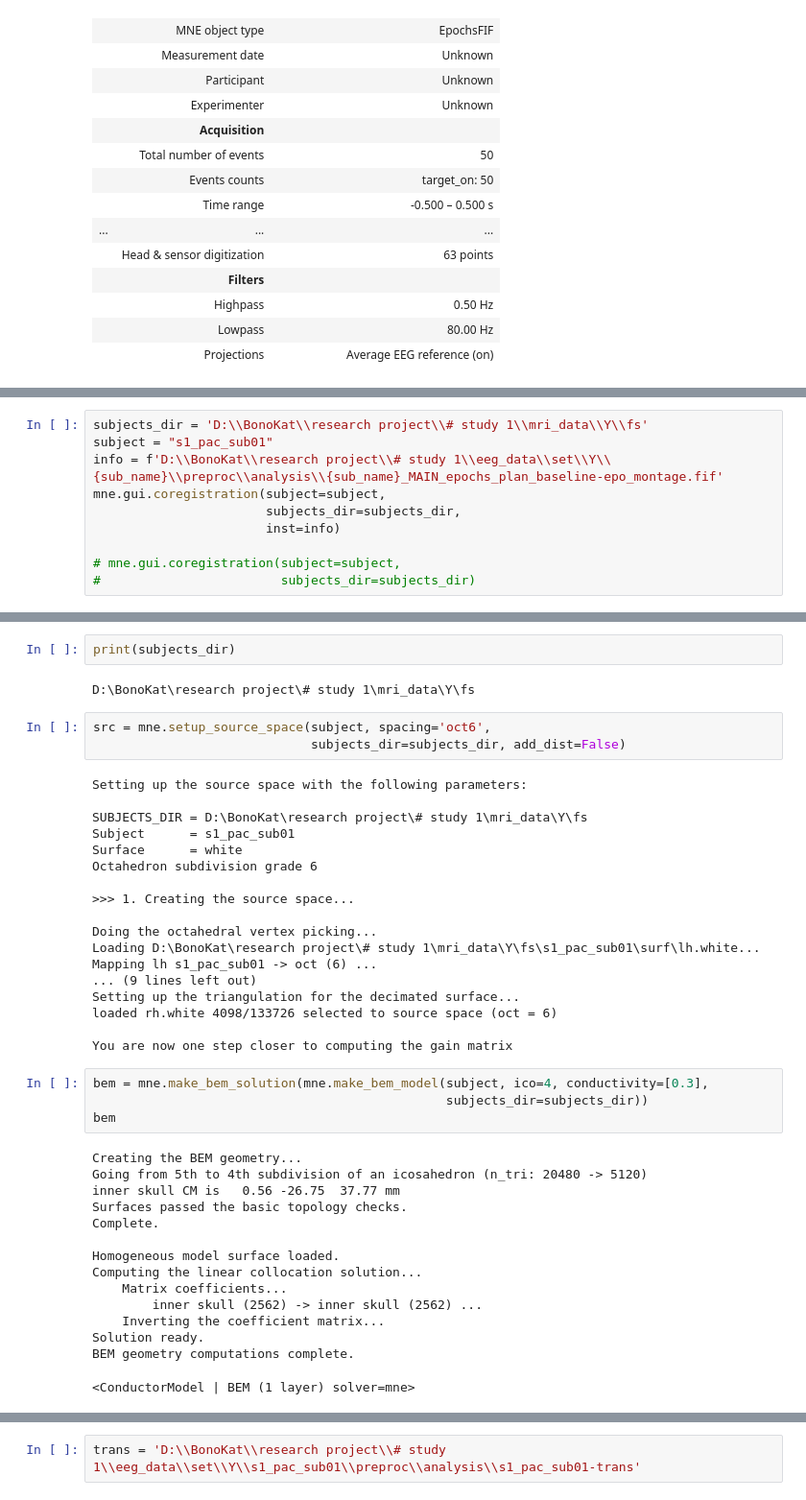
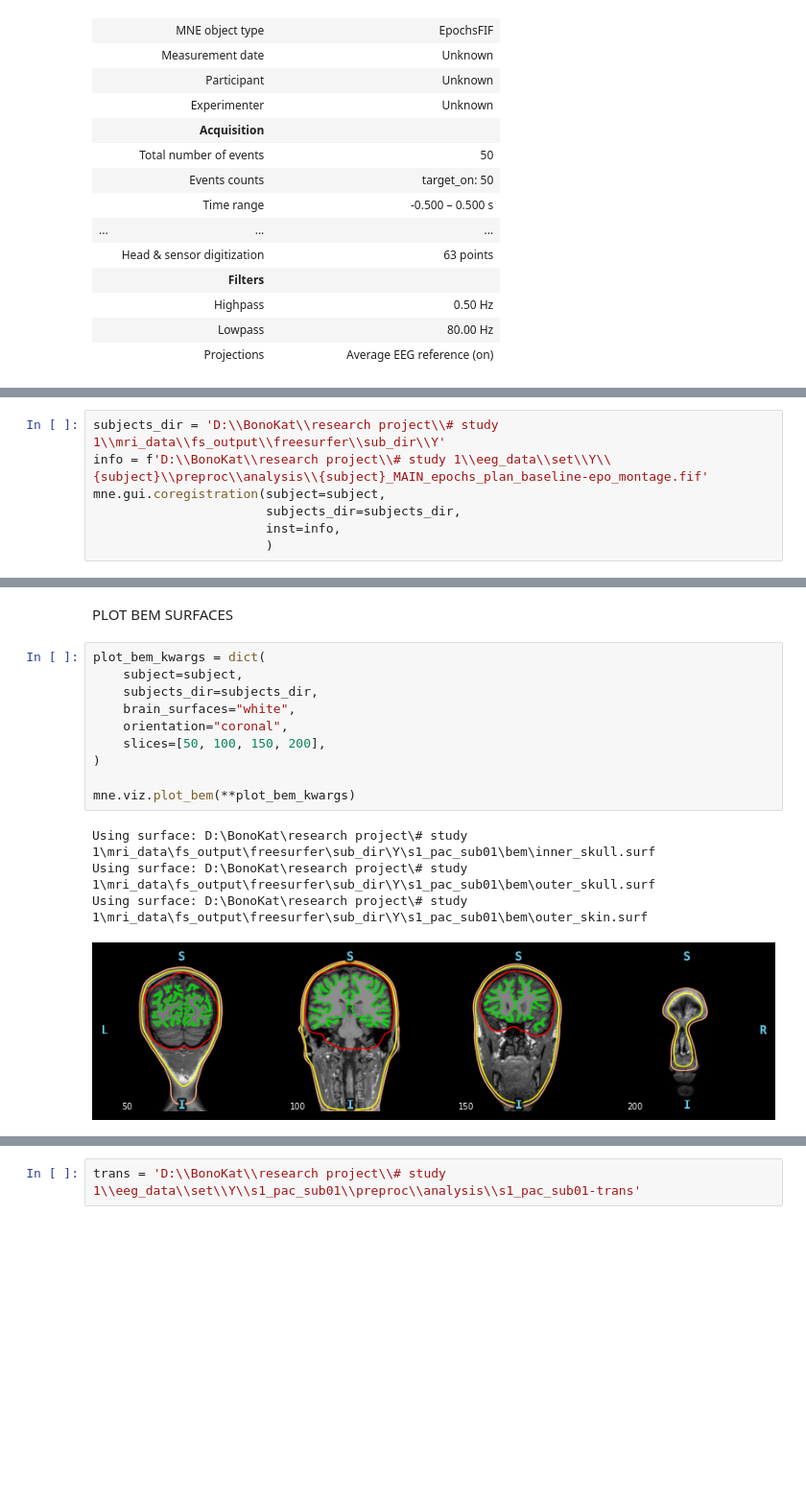
Before and after one commit to bonokat/motor_pac, a Jupyter notebook: 9. MRI preproc.ipynb, the cells around one changed output, grey strips where cells are left out. Shown at 96% size. Cells and saved outputs as stored; diff of their text form; blank space fills up the shorter version.

Commit message:
forward solution draft

```diff
--- a/9. MRI preproc.ipynb
+++ b/9. MRI preproc.ipynb
@@ -424,10 +243,7 @@ epochs.info['dig']  # Check the montage
 # %%
-subjects_dir = 'D:\\BonoKat\\research project\\# study 1\\mri_data\\Y\\fs'
-subject = "s1_pac_sub01"
-info = f'D:\\BonoKat\\research project\\# study 1\\eeg_data\\set\\Y\\{sub_name}\\preproc\\analysis\\{sub_name}_MAIN_epochs_plan_baseline-epo_montage.fif'
+subjects_dir = 'D:\\BonoKat\\research project\\# study 1\\mri_data\\fs_output\\freesurfer\\sub_dir\\Y'
+info = f'D:\\BonoKat\\research project\\# study 1\\eeg_data\\set\\Y\\{subject}\\preproc\\analysis\\{subject}_MAIN_epochs_plan_baseline-epo_montage.fif'
 mne.gui.coregistration(subject=subject,
                        subjects_dir=subjects_dir,
-                       inst=info)
-
-# mne.gui.coregistration(subject=subject,
-#                        subjects_dir=subjects_dir)
+                       inst=info,
+                       )
@@ -492,44 +250,17 @@ epochs.info
-# %%
-print(subjects_dir)
-# %% [output]
-D:\BonoKat\research project\# study 1\mri_data\Y\fs
-# %%
-src = mne.setup_source_space(subject, spacing='oct6',
-                             subjects_dir=subjects_dir, add_dist=False)
-# %% [output]
-Setting up the source space with the following parameters:
-
-SUBJECTS_DIR = D:\BonoKat\research project\# study 1\mri_data\Y\fs
-Subject      = s1_pac_sub01
-Surface      = white
-Octahedron subdivision grade 6
-
->>> 1. Creating the source space...
-
-Doing the octahedral vertex picking...
-Loading D:\BonoKat\research project\# study 1\mri_data\Y\fs\s1_pac_sub01\surf\lh.white...
-Mapping lh s1_pac_sub01 -> oct (6) ...
-... (9 lines left out)
-Setting up the triangulation for the decimated surface...
-loaded rh.white 4098/133726 selected to source space (oct = 6)
-
-You are now one step closer to computing the gain matrix
-# %%
-bem = mne.make_bem_solution(mne.make_bem_model(subject, ico=4, conductivity=[0.3],
-                                               subjects_dir=subjects_dir))
-bem
-# %% [output]
-Creating the BEM geometry...
-Going from 5th to 4th subdivision of an icosahedron (n_tri: 20480 -> 5120)
-inner skull CM is   0.56 -26.75  37.77 mm
-Surfaces passed the basic topology checks.
-Complete.
-
-Homogeneous model surface loaded.
-Computing the linear collocation solution...
-    Matrix coefficients...
-        inner skull (2562) -> inner skull (2562) ...
-    Inverting the coefficient matrix...
-Solution ready.
-BEM geometry computations complete.
-<ConductorModel | BEM (1 layer) solver=mne>
+# %% [markdown]
+PLOT BEM SURFACES
+# %%
+plot_bem_kwargs = dict(
+    subject=subject,
+    subjects_dir=subjects_dir,
+    brain_surfaces="white",
+    orientation="coronal",
+    slices=[50, 100, 150, 200],
+)
+
+mne.viz.plot_bem(**plot_bem_kwargs)
+# %% [output]
+Using surface: D:\BonoKat\research project\# study 1\mri_data\fs_output\freesurfer\sub_dir\Y\s1_pac_sub01\bem\inner_skull.surf
+Using surface: D:\BonoKat\research project\# study 1\mri_data\fs_output\freesurfer\sub_dir\Y\s1_pac_sub01\bem\outer_skull.surf
+Using surface: D:\BonoKat\research project\# study 1\mri_data\fs_output\freesurfer\sub_dir\Y\s1_pac_sub01\bem\outer_skin.surf
+[figure, added]
```
Also changed, not shown: parts of 50 cells of this notebook, 4 other files.
